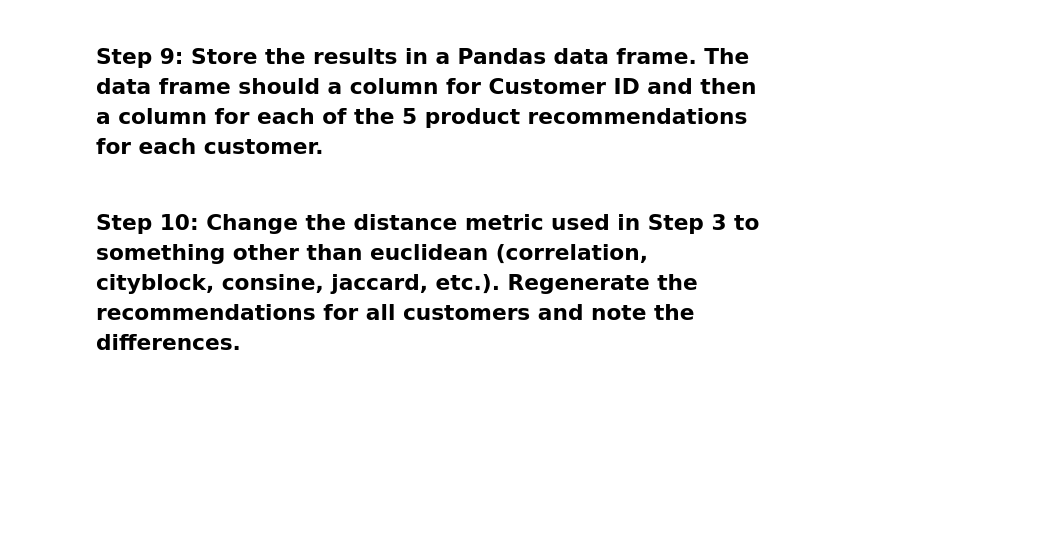
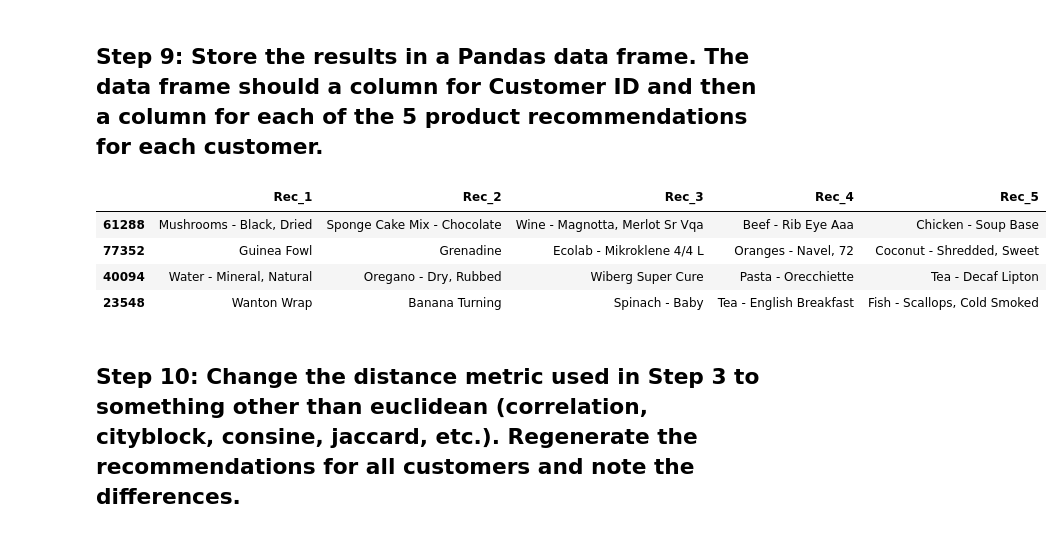
Before and after one commit to carlosmd14/datamad0119, a Jupyter notebook: module-2/lab-intro-recommender-systems/your-code/main.ipynb, the cells around one changed output. Saved outputs shown, nothing was run; the diff lists cells and outputs as text; code cells hidden in the pictures; blank space fills up the shorter version.

```diff
--- a/module-2/lab-intro-recommender-systems/your-code/main.ipynb
+++ b/module-2/lab-intro-recommender-systems/your-code/main.ipynb
@@ -163,4 +184,13 @@ dicti.head()
 # %% [markdown]
 ##  Step 9: Store the results in a Pandas data frame. The data frame should a column for Customer ID and then a column for each of the 5 product recommendations for each customer.
+# %%
+final = pd.DataFrame.from_dict(dicti, orient='index', columns=['Rec_1', 'Rec_2', 'Rec_3', 'Rec_4', 'Rec_5'])
+final.head()
+# %% [output]
+|  | Rec_1 | Rec_2 | Rec_3 | Rec_4 | Rec_5 |
+| 61288 | Mushrooms - Black, Dried | Sponge Cake Mix - Chocolate | Wine - Magnotta, Merlot Sr Vqa | Beef - Rib Eye Aaa | Chicken - Soup Base |
+| 77352 | Guinea Fowl | Grenadine | Ecolab - Mikroklene 4/4 L | Oranges - Navel, 72 | Coconut - Shredded, Sweet |
+| 40094 | Water - Mineral, Natural | Oregano - Dry, Rubbed | Wiberg Super Cure | Pasta - Orecchiette | Tea - Decaf Lipton |
+| 23548 | Wanton Wrap | Banana Turning | Spinach - Baby | Tea - English Breakfast | Fish - Scallops, Cold Smoked |
 # %% [markdown]
 ## Step 10: Change the distance metric used in Step 3 to something other than euclidean (correlation, cityblock, consine, jaccard, etc.). Regenerate the recommendations for all customers and note the differences.
```
Also changed, not shown: parts of 1 cell of this notebook.
